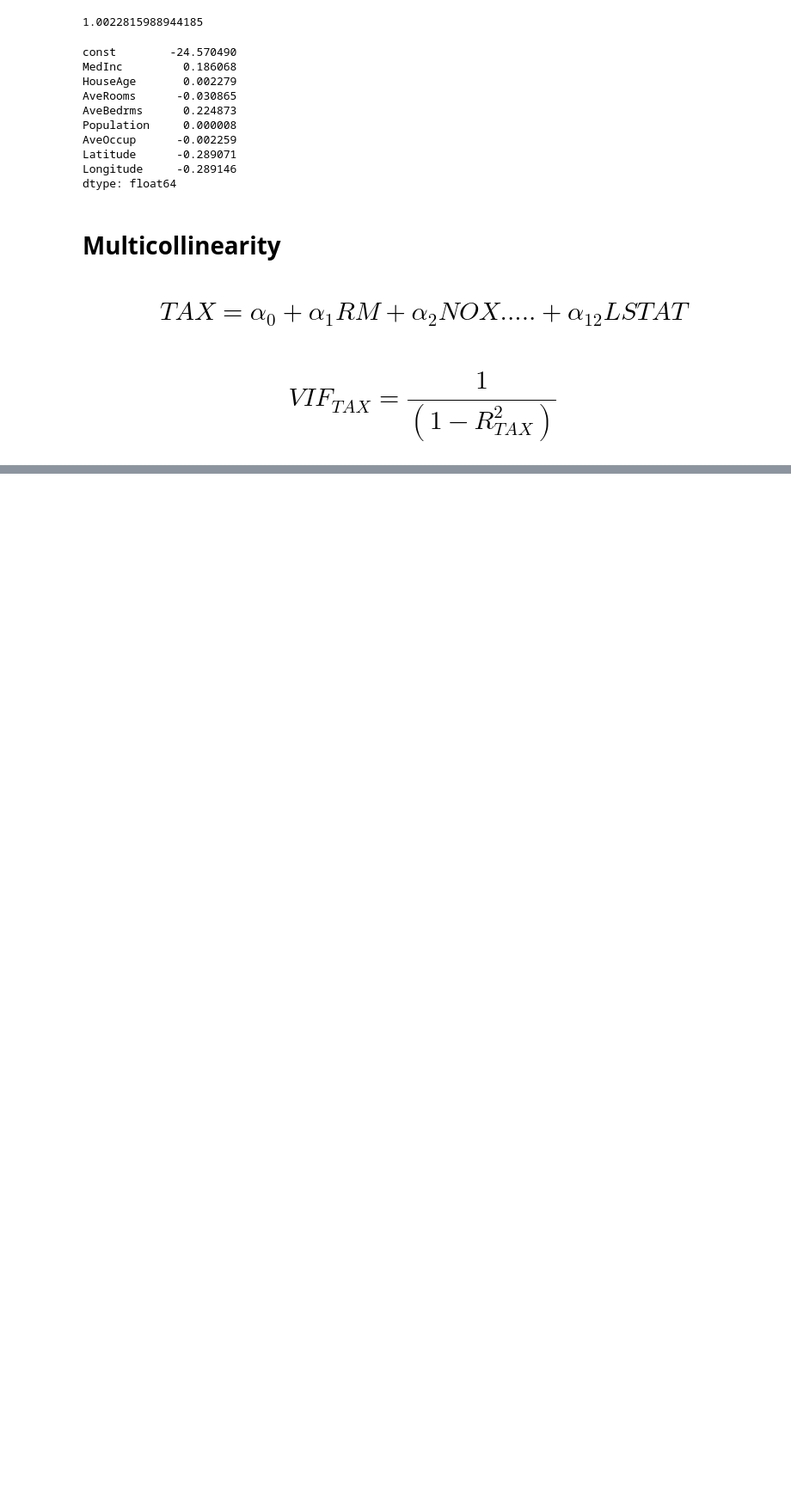
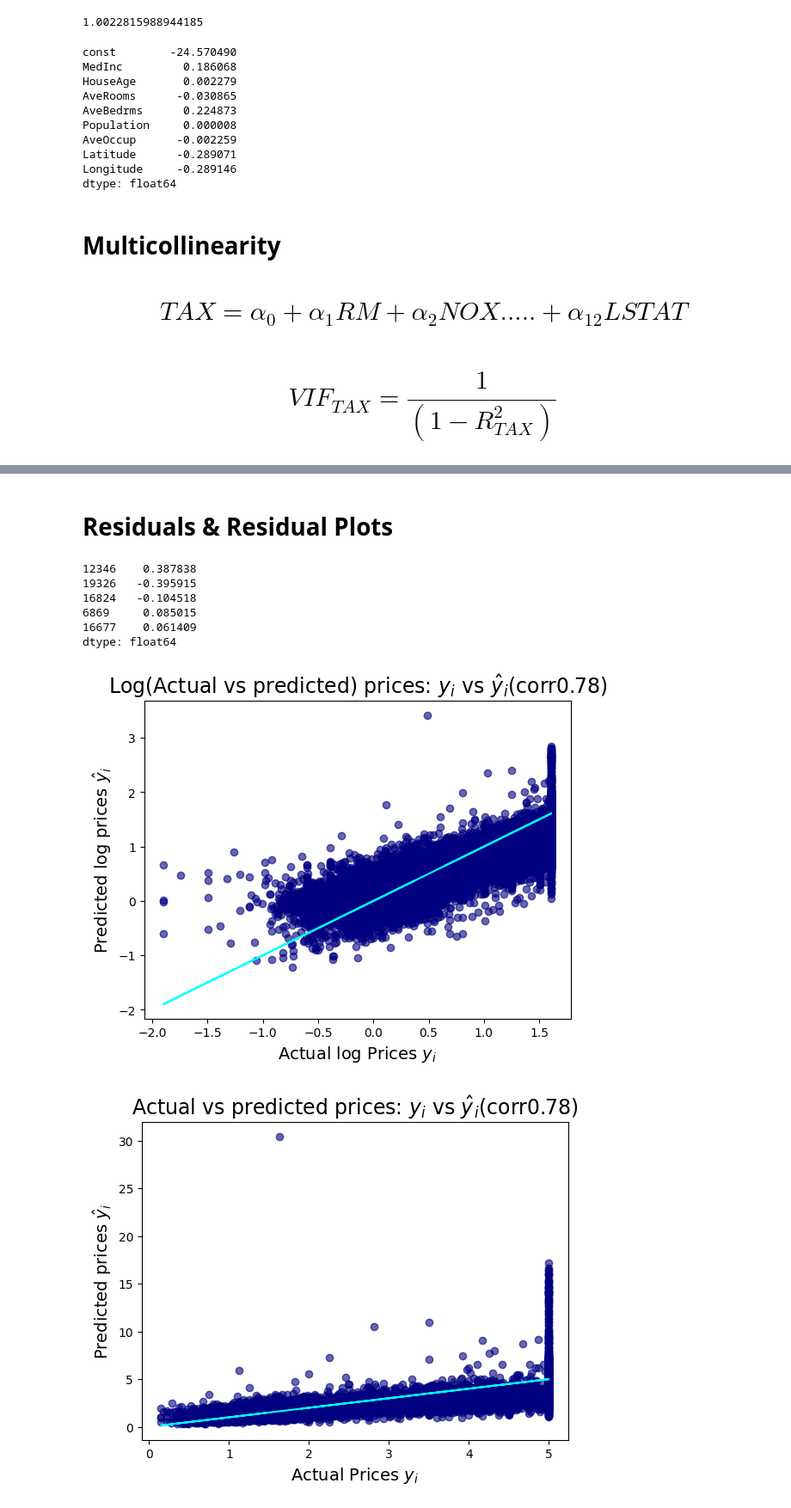
Before and after one commit to aaditya9803/AI2023, a Jupyter notebook: 04 - Multivariable Regression -2nd.ipynb, the cells around one changed output, grey strips where cells are left out. Shown at 86% size. Cells and saved outputs as stored; diff of their text form; code cells hidden in the pictures; blank space fills up the shorter version.

```diff
--- a/04 - Multivariable Regression -2nd.ipynb
+++ b/04 - Multivariable Regression -2nd.ipynb
@@ -151,0 +210,9 @@ dtype: float64
+# %%
+#Reduced Model #1 Excluding Population and Average Occupation
+x_incl_const = sm.add_constant(x_train)
+x_incl_const = x_incl_const.drop(['Population', 'AveOccup'], axis=1)
+model = sm.OLS(y_train,x_incl_const)
+results = model.fit()
+reduced_coef = pd.DataFrame({'coef':results.params,'p-values':round(results.pvalues, 3)})
+print('BIC is ',results.bic)
+print('r-squared is',results.rsquared)
@@ -151,0 +236,42 @@ dtype: float64
+# %% [markdown]
+# Residuals & Residual Plots
+# %%
+#modified model: Transformed (using log prices) & Simplified (dropping two featues)
+#using price
+prices = np.log(data['PRICE'])
+features = data.drop(['PRICE','AveOccup','Population'],axis=1)
+x_train, x_test,y_train,y_test = train_test_split(features,prices,test_size=0.2, random_state=10)
+#Using stasmodel
+x_incl_const = sm.add_constant(x_train)
+model = sm.OLS(y_train,x_incl_const)
+results=model.fit()
+# residuals = y_train - results.fittedvalues
+# print(residuals)
+# or
+print(results.resid.head())
+# %% [output]
+12346    0.387838
+19326   -0.395915
+16824   -0.104518
+6869     0.085015
+16677    0.061409
+dtype: float64
+# %%
+#Graph of Actual vs Predicted prices
+corr = round(y_train.corr(results.fittedvalues),2)
+plt.scatter(x=y_train,y=results.fittedvalues, c='navy',alpha=0.6)
+plt.plot(y_train,y_train,color='cyan')
+plt.xlabel('Actual log Prices $y _i$',fontsize=14)
+plt.ylabel('Predicted log prices $\hat y _i$',fontsize=14)
+plt.title(f'Log(Actual vs predicted) prices: $y _i$ vs $\hat y_i$(corr{corr})',fontsize=17)
+plt.show()
+#For Actual Price - Not log
+plt.scatter(x=np.e**y_train,y=np.e**results.fittedvalues, c='navy',alpha=0.6)
+plt.plot(np.e**y_train,np.e**y_train,color='cyan')
+plt.xlabel('Actual Prices $y _i$',fontsize=14)
+plt.ylabel('Predicted prices $\hat y _i$',fontsize=14)
+plt.title(f'Actual vs predicted prices: $y _i$ vs $\hat y_i$(corr{corr})',fontsize=17)
+plt.show()
+# %% [output]
+[figure, added]
+[figure, added]
```
Also changed, not shown: parts of 19 cells of this notebook.
